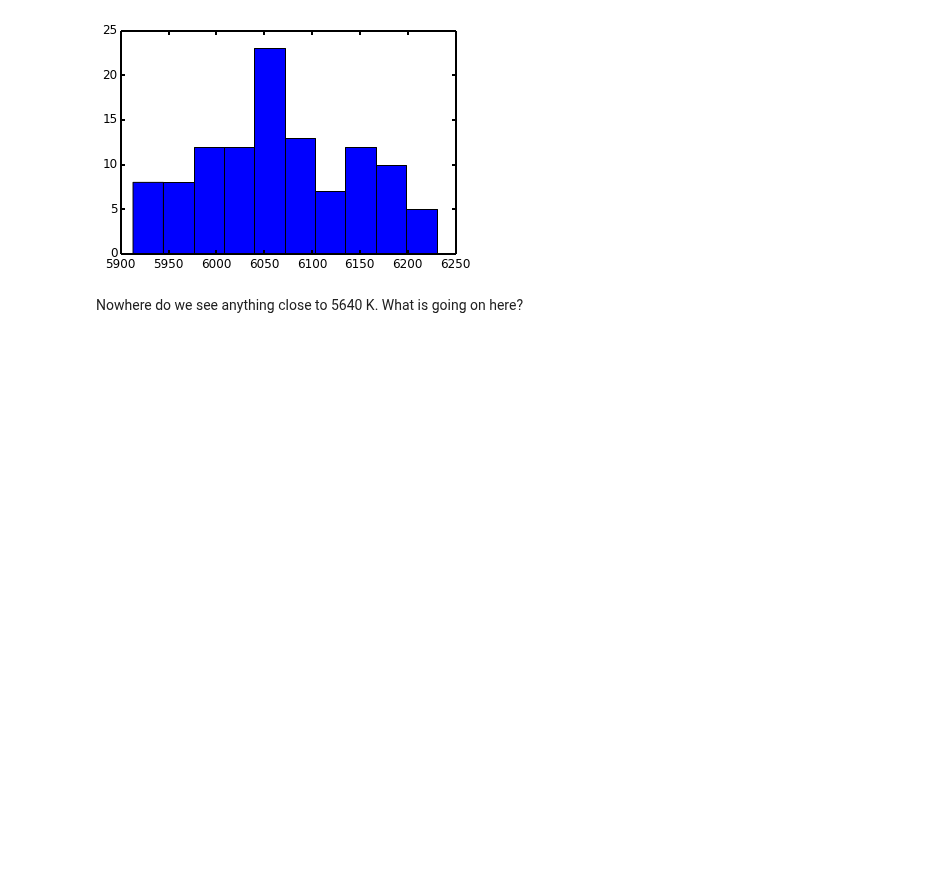
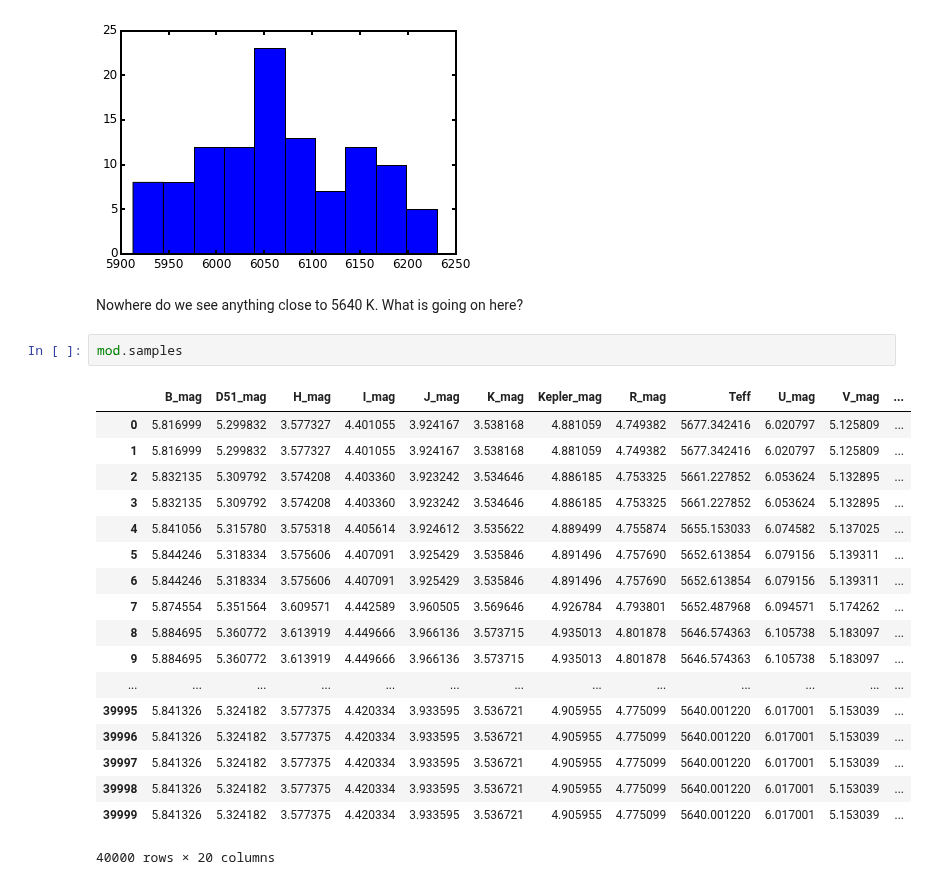
Before and after one commit to timothydmorton/isochrones, a Jupyter notebook: notebooks/kepler-22.ipynb, the cells around one changed output. Saved outputs shown, nothing was run; the diff lists cells and outputs as text; blank space fills up the shorter version.

Commit message:
added sampler property

```diff
--- a/notebooks/kepler-22.ipynb
+++ b/notebooks/kepler-22.ipynb
@@ -38,3 +38,24 @@ plt.hist(np.array(10**subdf['logTeff']));
 [figure]
 # %% [markdown]
 Nowhere do we see anything close to 5640 K.  What is going on here?
+# %%
+mod.samples
+# %% [output]
+|  | B_mag | D51_mag | H_mag | I_mag | J_mag | K_mag | Kepler_mag | R_mag | Teff | U_mag | V_mag | ... |
+| 0 | 5.816999 | 5.299832 | 3.577327 | 4.401055 | 3.924167 | 3.538168 | 4.881059 | 4.749382 | 5677.342416 | 6.020797 | 5.125809 | ... |
+| 1 | 5.816999 | 5.299832 | 3.577327 | 4.401055 | 3.924167 | 3.538168 | 4.881059 | 4.749382 | 5677.342416 | 6.020797 | 5.125809 | ... |
+| 2 | 5.832135 | 5.309792 | 3.574208 | 4.403360 | 3.923242 | 3.534646 | 4.886185 | 4.753325 | 5661.227852 | 6.053624 | 5.132895 | ... |
+| 3 | 5.832135 | 5.309792 | 3.574208 | 4.403360 | 3.923242 | 3.534646 | 4.886185 | 4.753325 | 5661.227852 | 6.053624 | 5.132895 | ... |
+| 4 | 5.841056 | 5.315780 | 3.575318 | 4.405614 | 3.924612 | 3.535622 | 4.889499 | 4.755874 | 5655.153033 | 6.074582 | 5.137025 | ... |
+| 5 | 5.844246 | 5.318334 | 3.575606 | 4.407091 | 3.925429 | 3.535846 | 4.891496 | 4.757690 | 5652.613854 | 6.079156 | 5.139311 | ... |
+| 6 | 5.844246 | 5.318334 | 3.575606 | 4.407091 | 3.925429 | 3.535846 | 4.891496 | 4.757690 | 5652.613854 | 6.079156 | 5.139311 | ... |
+| 7 | 5.874554 | 5.351564 | 3.609571 | 4.442589 | 3.960505 | 3.569646 | 4.926784 | 4.793801 | 5652.487968 | 6.094571 | 5.174262 | ... |
+| 8 | 5.884695 | 5.360772 | 3.613919 | 4.449666 | 3.966136 | 3.573715 | 4.935013 | 4.801878 | 5646.574363 | 6.105738 | 5.183097 | ... |
+| 9 | 5.884695 | 5.360772 | 3.613919 | 4.449666 | 3.966136 | 3.573715 | 4.935013 | 4.801878 | 5646.574363 | 6.105738 | 5.183097 | ... |
+| ... | ... | ... | ... | ... | ... | ... | ... | ... | ... | ... | ... | ... |
+| 39995 | 5.841326 | 5.324182 | 3.577375 | 4.420334 | 3.933595 | 3.536721 | 4.905955 | 4.775099 | 5640.001220 | 6.017001 | 5.153039 | ... |
+| 39996 | 5.841326 | 5.324182 | 3.577375 | 4.420334 | 3.933595 | 3.536721 | 4.905955 | 4.775099 | 5640.001220 | 6.017001 | 5.153039 | ... |
+| 39997 | 5.841326 | 5.324182 | 3.577375 | 4.420334 | 3.933595 | 3.536721 | 4.905955 | 4.775099 | 5640.001220 | 6.017001 | 5.153039 | ... |
+| 39998 | 5.841326 | 5.324182 | 3.577375 | 4.420334 | 3.933595 | 3.536721 | 4.905955 | 4.775099 | 5640.001220 | 6.017001 | 5.153039 | ... |
+| 39999 | 5.841326 | 5.324182 | 3.577375 | 4.420334 | 3.933595 | 3.536721 | 4.905955 | 4.775099 | 5640.001220 | 6.017001 | 5.153039 | ... |
+40000 rows × 20 columns
```
Also changed, not shown: parts of 1 cell of this notebook, 3 other files.
